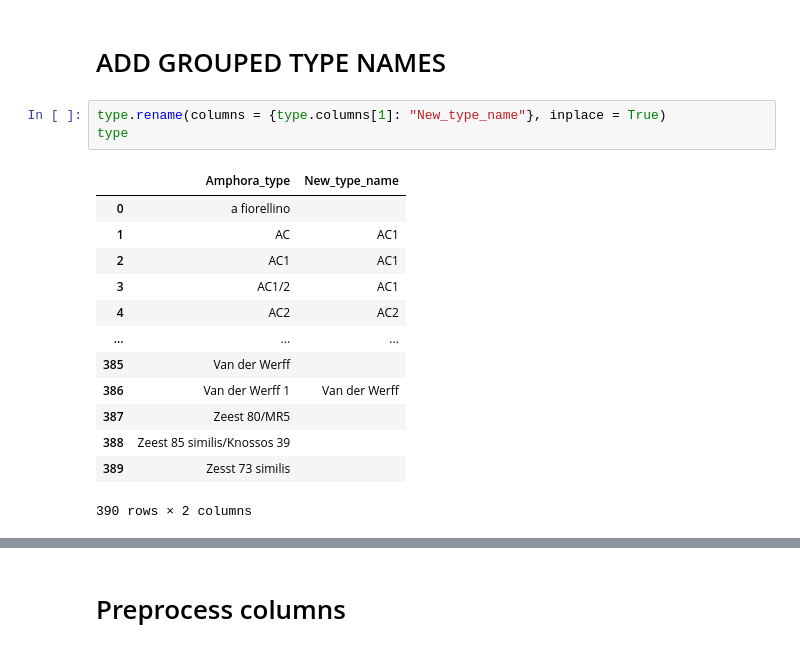
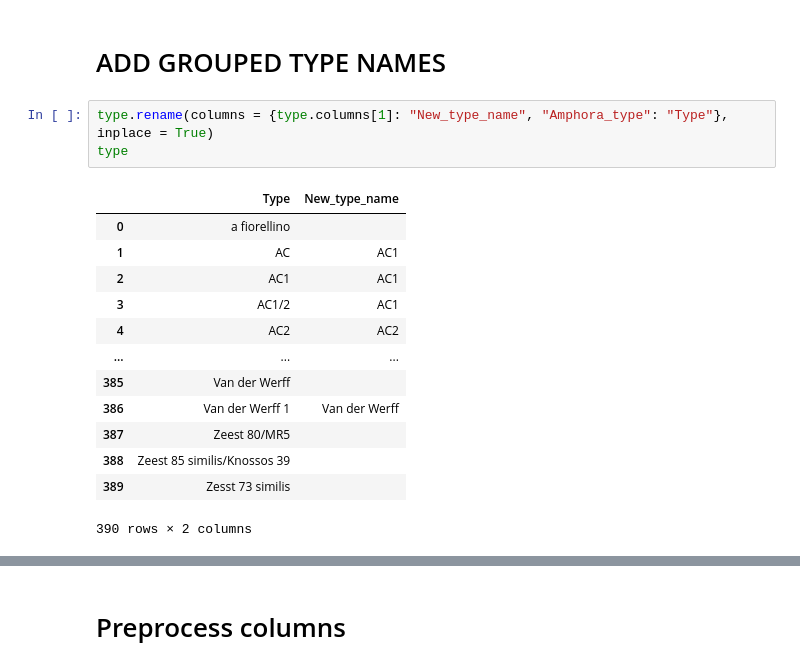
Before and after one commit to Tom-Brughmans/Sonata, a Jupyter notebook: src/application/creating_dataframe.ipynb, the cells around one changed output, grey strips where cells are left out. Drawn from its saved outputs; the diff is of its cells as text.

```diff
--- a/src/application/creating_dataframe.ipynb
+++ b/src/application/creating_dataframe.ipynb
@@ -186,10 +185,10 @@ array(['Adriatic Italy', 'Baetica', 'Tyrrhenian Italy', 'Gaul', 'Aegean',
 # %% [markdown]
 # ADD GROUPED TYPE NAMES
 # %%
-type.rename(columns = {type.columns[1]: "New_type_name"}, inplace = True)
+type.rename(columns = {type.columns[1]: "New_type_name", "Amphora_type": "Type"}, inplace = True)
 type
 # %% [output]
-|  | Amphora_type | New_type_name |
+|  | Type | New_type_name |
 | 0 | a fiorellino |  |
 | 1 | AC | AC1 |
 | 2 | AC1 | AC1 |
```
Also changed, not shown: parts of 11 cells of this notebook, 43 other files.
